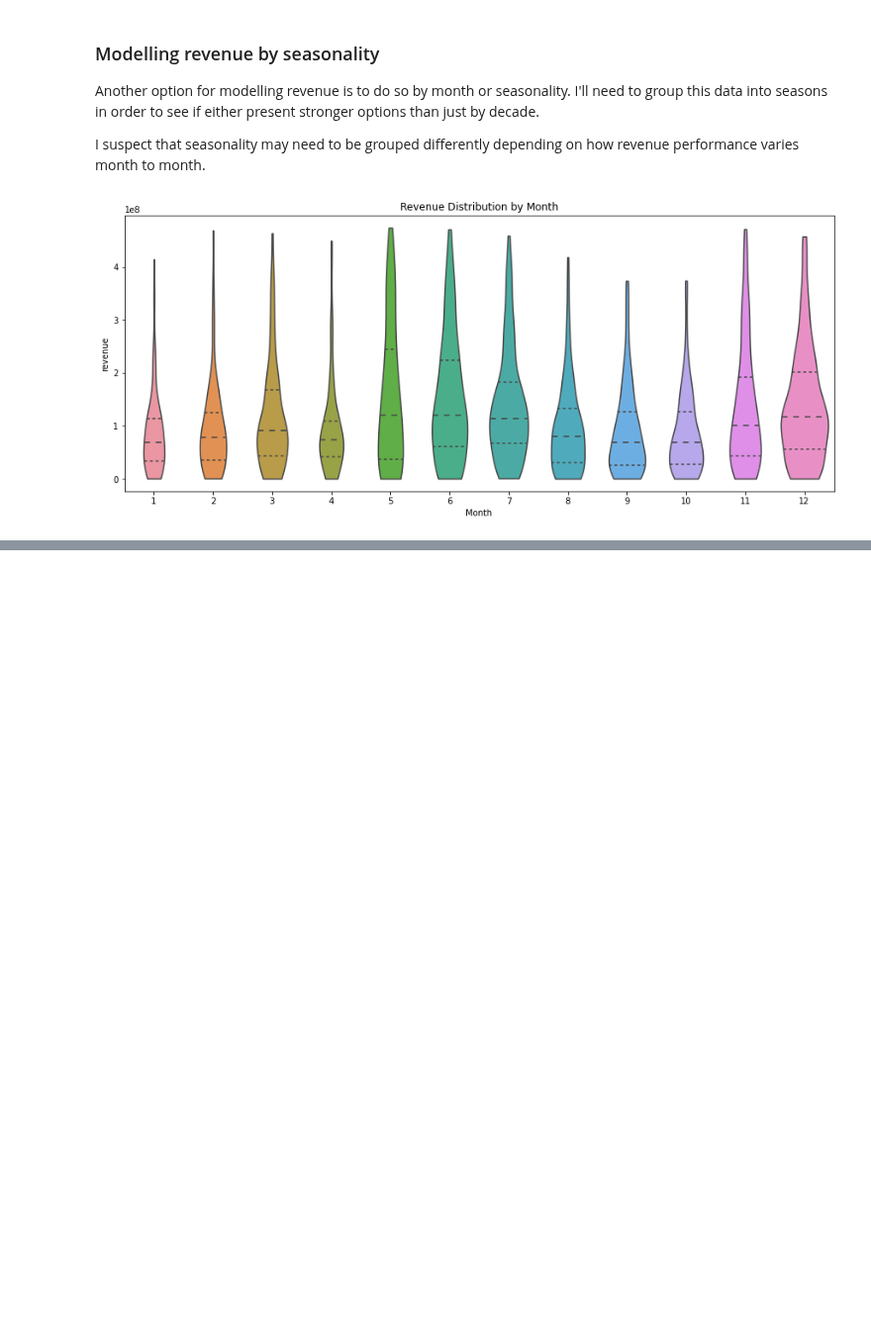
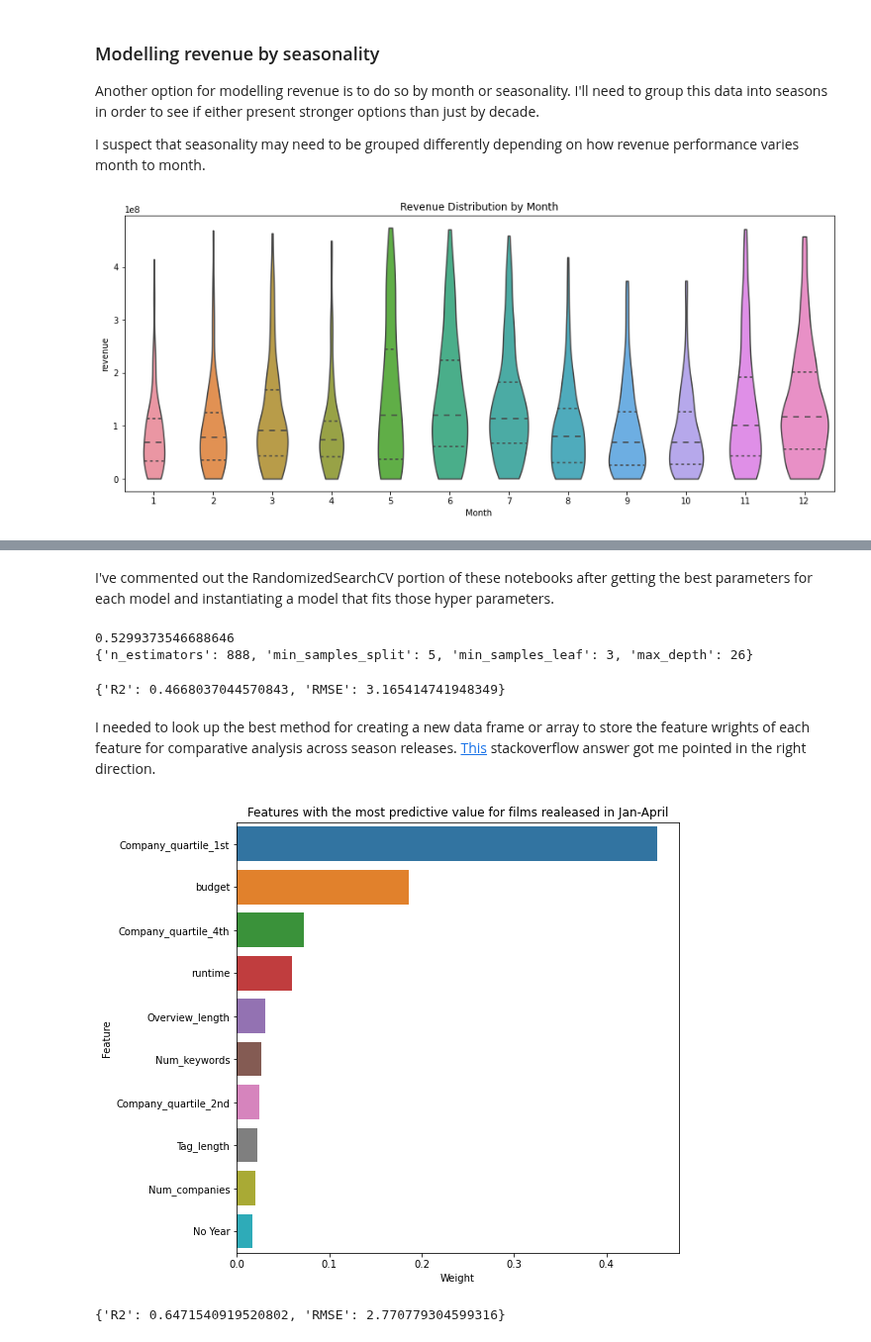
Before and after one commit to NickD-Dean/Springboard, a Jupyter notebook: Capstone Project 2/Code/Modeling_revenue_tiers.ipynb, the cells around one changed output, grey strips where cells are left out. Shown at 99% size. Drawn from its saved outputs; the diff is of its cells as text; code cells hidden in the pictures; blank space fills up the shorter version.

Commit message:
Finished quantitative modelling, need to finish basic viz & summary

```diff
--- a/Capstone Project 2/Code/Modeling_revenue_tiers.ipynb
+++ b/Capstone Project 2/Code/Modeling_revenue_tiers.ipynb
@@ -159,0 +202,52 @@ plt.xlabel('Month');
+# %%
+# Train/Test split for Early Season
+y = np.log(Early_season['Numerical', 'revenue'])
+X = Early_season.drop('revenue', axis=1, level=1)
+scaler = MinMaxScaler()
+scaler.fit(X['Numerical'])
+X['Numerical'] = scaler.transform(X['Numerical'])
+X_train, X_test, y_train, y_test = train_test_split(X, y, test_size=0.2, random_state=42)
+# %% [markdown]
+I've commented out the RandomizedSearchCV portion of these notebooks after getting the best parameters for each model and instantiating a model that fits those hyper parameters.
+# %%
+params = {'n_estimators': np.arange(10,1000), 'min_samples_leaf': np.arange(1,10), 'min_samples_split': np.arange(2,10),
+          'max_depth':np.arange(10,90)}
+rand = RandomizedSearchCV(RandomForestRegressor(), param_distributions=params, n_iter=100)
+rand.fit(X_train, y_train)
+rf_best_score = rand.best_score_
+rf_best_params = rand.best_params_
+print(rf_best_score)
+print(rf_best_params)
+# %% [output]
+0.5299373546688646
+{'n_estimators': 888, 'min_samples_split': 5, 'min_samples_leaf': 3, 'max_depth': 26}
+# %%
+RF_ES = RandomForestRegressor(n_estimators=153, min_samples_split=2, min_samples_leaf=4, max_depth=47)
+RF_ES.fit(X_train, y_train)
+preds = RF_ES.predict(X_test)
+ES_r2 = r2_score(y_test, preds)
+ES_RMSE = np.exp(mean_squared_error(y_test, preds, squared=False))
+Early_season_scores = {"R2": ES_r2, 'RMSE':ES_RMSE}
+print(Early_season_scores)
+# %% [output]
+{'R2': 0.4668037044570843, 'RMSE': 3.165414741948349}
+# %% [markdown]
+I needed to look up the best method for creating a new data frame or array to store the feature wrights of each feature for comparative analysis across season releases.  [This](https://stackoverflow.com/questions/17710672/create-2-dimensional-array-with-2-one-dimensional-array) stackoverflow answer got me pointed in the right direction.
+# %%
+# Extracting the feature weights and sorting by weight
+ES_feat_weight = RF_ES.feature_importances_
+cols = X.droplevel(0, axis=1)
+cols = np.array(list(cols.columns))
+ES_weights = np.vstack((cols, ES_feat_weight))
+ES_weights = pd.DataFrame(ES_weights)
+ES_weights = ES_weights.T
+ES_weights[1] = ES_weights[1].astype(float)
+ES_weights = ES_weights.sort_values(1, ascending=False)
+ES_weights = ES_weights.head(10)
+ES_weights.rename(columns={0:'Feature', 1:'Weight'}, inplace=True)
+# %%
+plt.figure(figsize=(8,8))
+sns.barplot(x='Weight', y='Feature', data=ES_weights, orient='h');
+plt.title('Features with the most predictive value for films realeased in Jan-April');
+# %% [output]
+[figure, added]
@@ -159,0 +272,10 @@ plt.xlabel('Month');
+# %%
+RF_S = RandomForestRegressor(n_estimators=970, min_samples_split=2, min_samples_leaf=3, max_depth=22)
+RF_S.fit(X_train, y_train)
+preds = RF_S.predict(X_test)
+S_r2 = r2_score(y_test, preds)
+S_RMSE = np.exp(mean_squared_error(y_test, preds, squared=False))
+Summer_scores = {"R2": S_r2, 'RMSE':S_RMSE}
+print(Summer_scores)
+# %% [output]
+{'R2': 0.6471540919520802, 'RMSE': 2.770779304599316}
```
Also changed, not shown: parts of 23 cells of this notebook, 1 other file.
